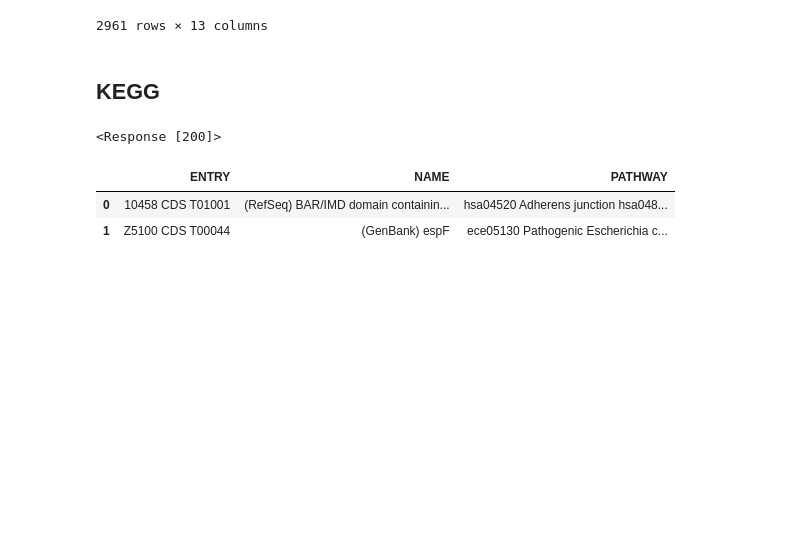
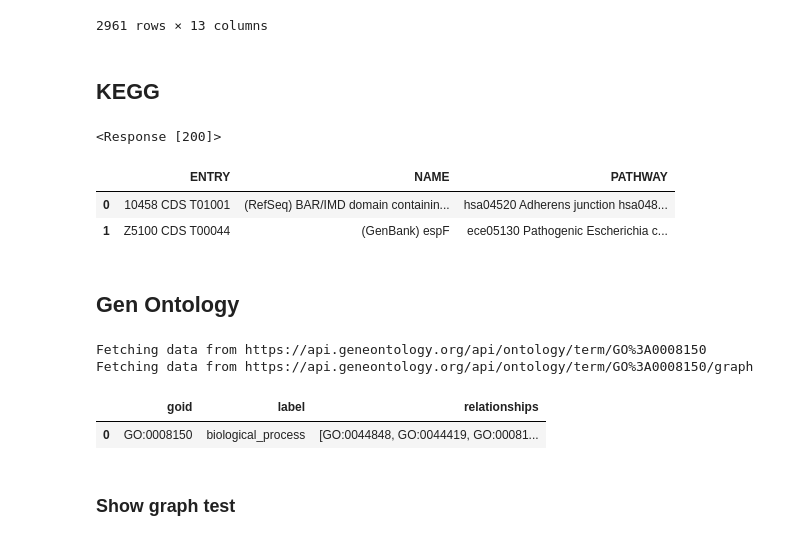
Before and after one commit to ProteinEngineering-PESB2/BioSeqDownloader, a Jupyter notebook: tests.ipynb, the cells around one changed output. Drawn from its saved outputs; the diff is of its cells as text; code cells hidden in the pictures; blank space fills up the shorter version.

```diff
--- a/tests.ipynb
+++ b/tests.ipynb
@@ -924,3 +924,25 @@ instance.fetch_to_dataframe(
 |  | ENTRY | NAME | PATHWAY |
 | 0 | 10458 CDS T01001 | (RefSeq) BAR/IMD domain containin... | hsa04520 Adherens junction hsa048... |
 | 1 | Z5100 CDS T00044 | (GenBank) espF | ece05130 Pathogenic Escherichia c... |
+# %% [markdown]
+## Gen Ontology
+# %%
+from src.genontology import GenOntologyInterface
+instance = GenOntologyInterface(
+    max_workers=2,
+    fields_to_extract = ["goid", "label"]
+)
+# %%
+instance.fetch_to_dataframe(
+    method= "ontology-term",
+    query= "GO:0008150",
+    option=None,
+    look_for_relationships=True
+)
+# %% [output]
+Fetching data from https://api.geneontology.org/api/ontology/term/GO%3A0008150
+Fetching data from https://api.geneontology.org/api/ontology/term/GO%3A0008150/graph
+|  | goid | label | relationships |
+| 0 | GO:0008150 | biological_process | [GO:0044848, GO:0044419, GO:00081... |
+# %% [markdown]
+### Show graph test
```
Also changed, not shown: parts of 5 cells of this notebook, 3 other files.
